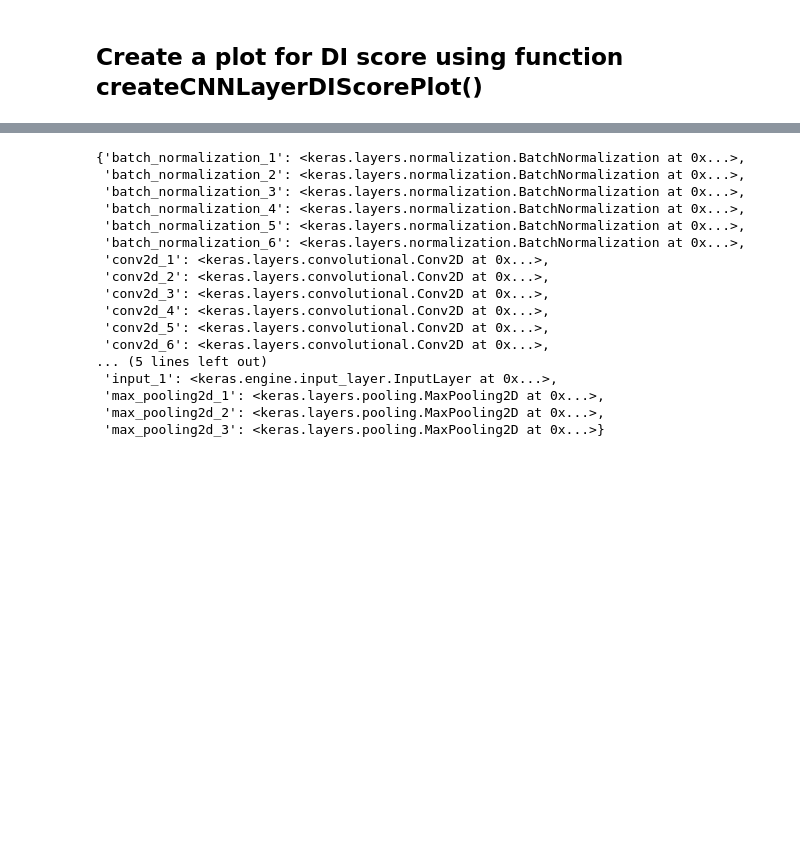
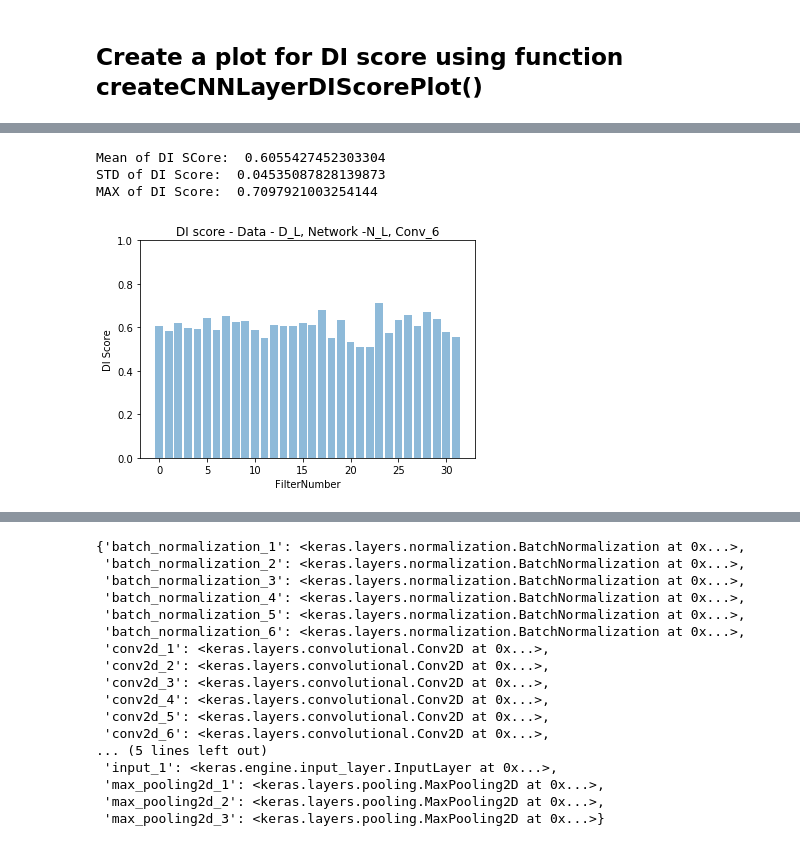
Before and after one commit to preritt/KProj, a Jupyter notebook: FilterTransferFromHighAccToLowAccVer02_04242019_NotWork.ipynb, the cells around one changed output, grey strips where cells are left out. Drawn from its saved outputs; the diff is of its cells as text; code cells hidden in the pictures; blank space fills up the shorter version.

```diff
--- a/FilterTransferFromHighAccToLowAccVer02_04242019_NotWork.ipynb
+++ b/FilterTransferFromHighAccToLowAccVer02_04242019_NotWork.ipynb
@@ -375,0 +411,9 @@ plot_model(modelFilt, to_file="FiltModel.png", show_shapes=True, show_layer_name
+# %%
+modelFilt.layers[1].set_weights(loaded_model_low_accuracy.layers[1].get_weights())
+modelFilt.layers[3].set_weights(loaded_model_low_accuracy.layers[2].get_weights())
+modelFilt.layers[5].set_weights(loaded_model_low_accuracy.layers[3].get_weights())
+
+
+modelFilt.layers[2].set_weights(loaded_model_high_accuracy.layers[1].get_weights())
+modelFilt.layers[4].set_weights(loaded_model_high_accuracy.layers[2].get_weights())
+modelFilt.layers[6].set_weights(loaded_model_high_accuracy.layers[3].get_weights())
@@ -440,7 +542,7 @@ def lr_schedule(epoch):
     return lrate
 # %%
 modelFilt.fit_generator(datagen.flow(train_X, train_ground, batch_size=batch_size),\
-                    steps_per_epoch=train_X.shape[0] // batch_size,epochs=60,\
+                    steps_per_epoch=train_X.shape[0] // batch_size,epochs=30,\
                     verbose=1,validation_data=(valid_X,valid_ground),
                     shuffle = True,callbacks=[mcp_save,LearningRateScheduler(lr_schedule)])
 # %% [output]
@@ -454,0 +566,9 @@ KeyboardInterrupt: ignored
+# %%
+# now get DI score of a layer from high accuracy and low accuracy model
+layer_name = 'HighAccuracyConv2'
+discores_low_acc_model = createCNNLayerDIScorePlot(modelFilt, layer_name)
+# %% [output]
+Mean of DI SCore:  0.6055427452303304
+STD of DI Score:  0.04535087828139873
+MAX of DI Score:  0.7097921003254144
+[figure, added]
```
Also changed, not shown: parts of 26 cells of this notebook.
